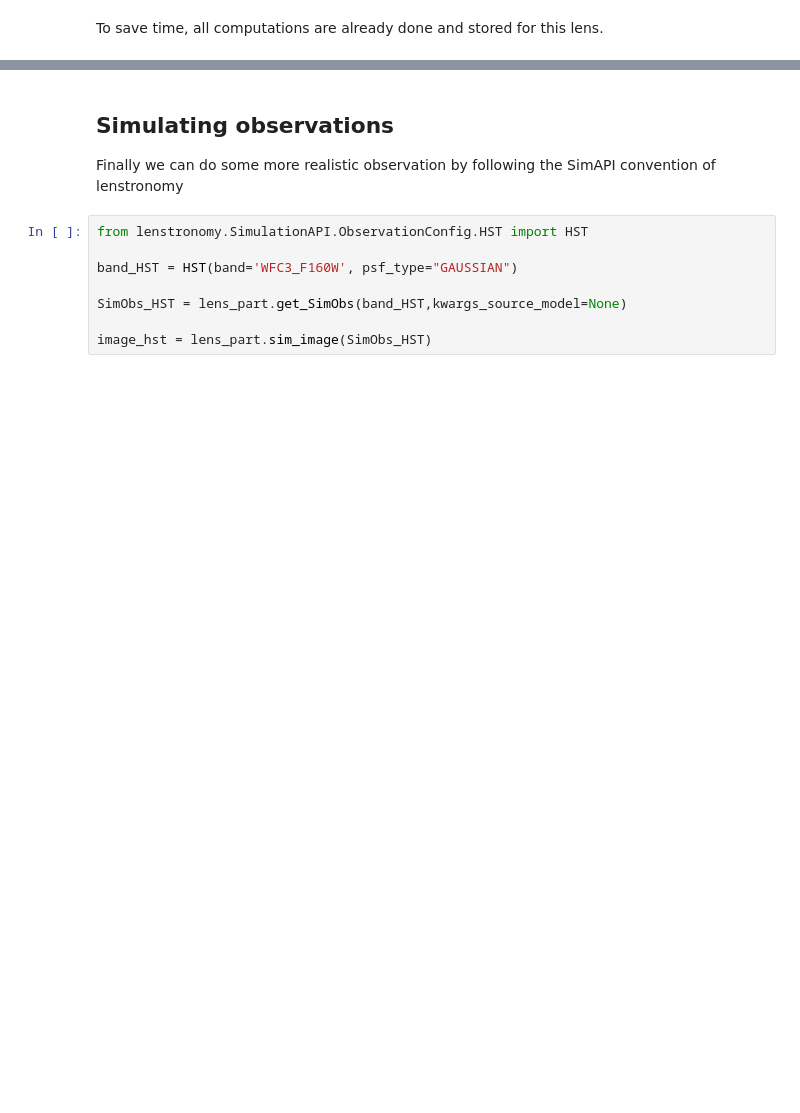
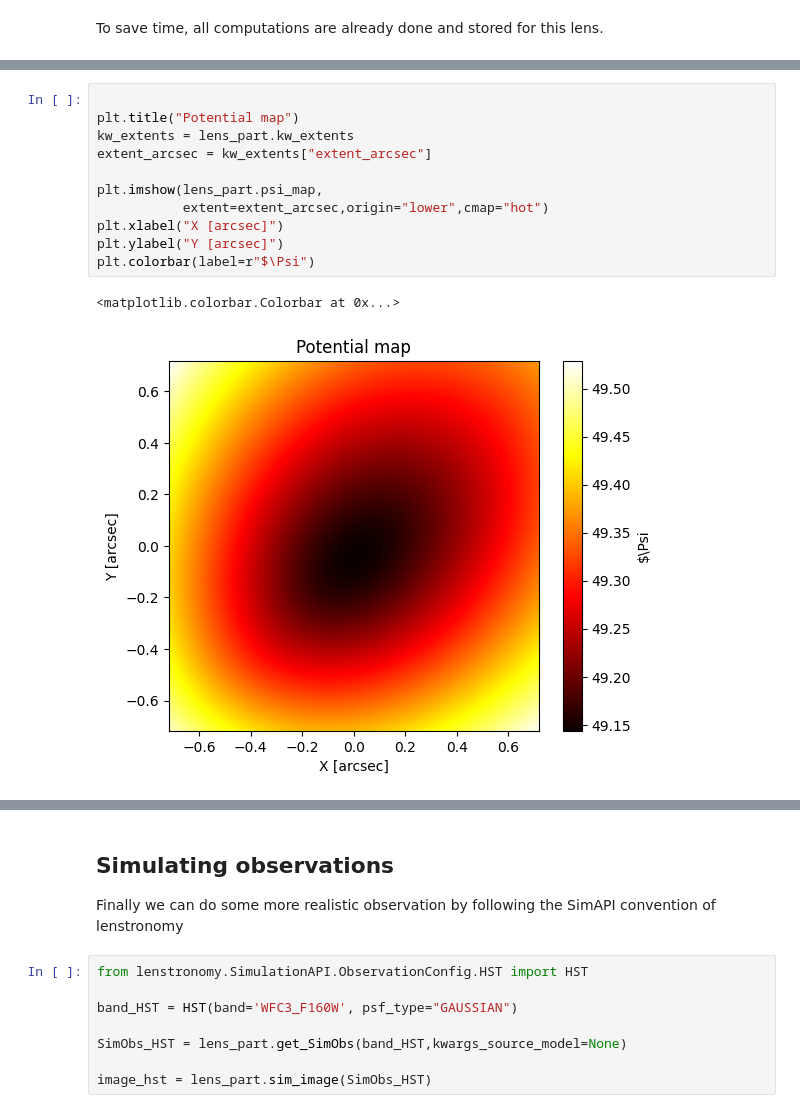
Before and after one commit to GiacomoQueirolo/EAGLE_Lensing, a Jupyter notebook: Tutorial.ipynb, the cells around one changed output, grey strips where cells are left out. Cells and saved outputs as stored; diff of their text form; blank space fills up the shorter version.

```diff
--- a/Tutorial.ipynb
+++ b/Tutorial.ipynb
@@ -488,3 +520,17 @@ plt.colorbar(label=r"|$\alpha$|")
+# %%
+
+plt.title("Potential map")
+kw_extents = lens_part.kw_extents
+extent_arcsec = kw_extents["extent_arcsec"]
+
+plt.imshow(lens_part.psi_map,
+           extent=extent_arcsec,origin="lower",cmap="hot")
+plt.xlabel("X [arcsec]")
+plt.ylabel("Y [arcsec]")
+plt.colorbar(label=r"$\Psi")
+# %% [output]
+<matplotlib.colorbar.Colorbar at 0x...>
+[figure, added]
 # %%
 from plot_PL import plot_all
 plot_all(lens_part,savename_lensed="lensed_im.png")
```
Also changed, not shown: parts of 23 cells of this notebook, 3 other files.
